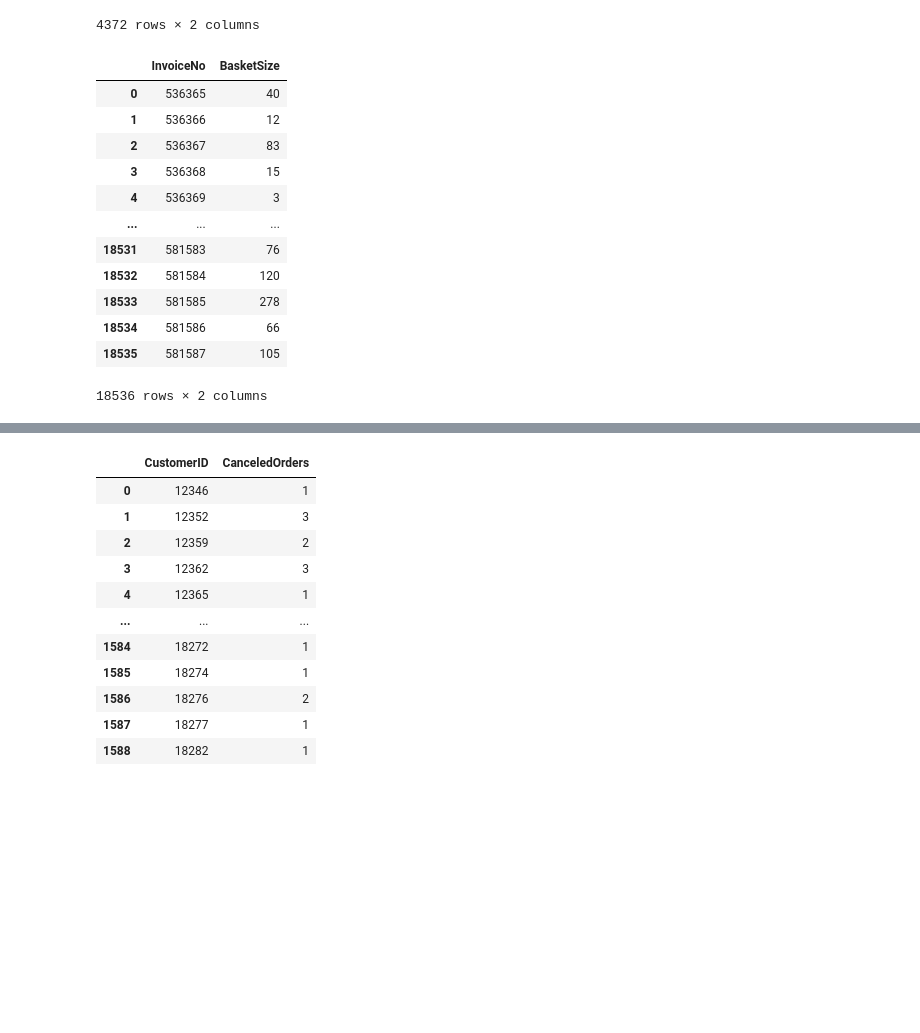
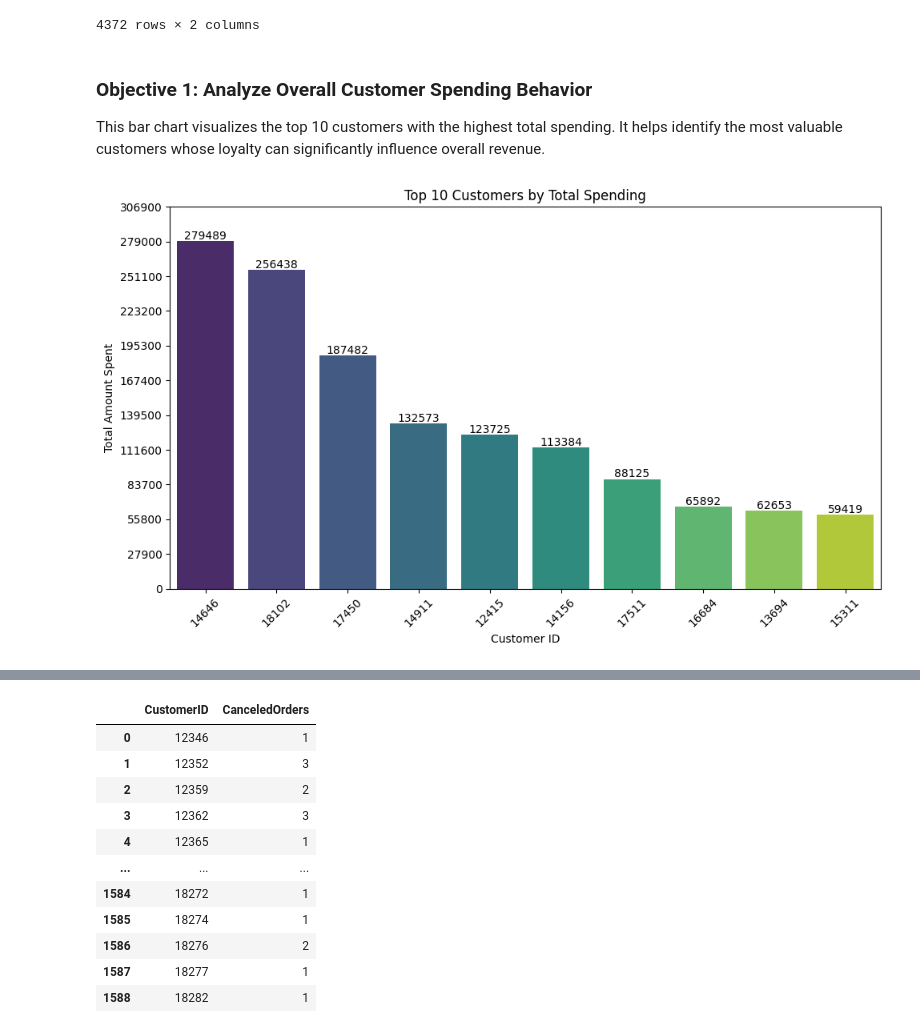
Before and after one commit to VardhanVarikuti/customer-segmentation-retail, a Jupyter notebook: CustomerSegmentation.ipynb, the cells around one changed output, grey strips where cells are left out. Cells and saved outputs as stored; diff of their text form; code cells hidden in the pictures; blank space fills up the shorter version.

```diff
--- a/CustomerSegmentation.ipynb
+++ b/CustomerSegmentation.ipynb
@@ -117,18 +133,26 @@ orders_per_customer
-# %%
-df_clean = df[~df['InvoiceNo'].astype(str).str.startswith('C')] #Datframe without cancled data
-basket_size = df_clean.groupby('InvoiceNo')['Quantity'].sum().reset_index().rename(columns={'Quantity': 'BasketSize'})
-basket_size
-# %% [output]
-|  | InvoiceNo | BasketSize |
-| 0 | 536365 | 40 |
-| 1 | 536366 | 12 |
-| 2 | 536367 | 83 |
-| 3 | 536368 | 15 |
-| 4 | 536369 | 3 |
-| ... | ... | ... |
-| 18531 | 581583 | 76 |
-| 18532 | 581584 | 120 |
-| 18533 | 581585 | 278 |
-| 18534 | 581586 | 66 |
-| 18535 | 581587 | 105 |
-18536 rows × 2 columns
+# %% [markdown]
+### Objective 1: Analyze Overall Customer Spending Behavior
+
+This bar chart visualizes the top 10 customers with the highest total spending. It helps identify the most valuable customers whose loyalty can significantly influence overall revenue.
+# %%
+top_spenders = customer_spending.sort_values('TotalSpent', ascending=False).head(10).reset_index(drop=True)
+
+plt.figure(figsize=(10,6))
+sns.barplot(data=top_spenders, x=top_spenders.index, y='TotalSpent', palette='viridis')
+
+plt.xticks(ticks=top_spenders.index, labels=top_spenders['CustomerID'].astype(str), rotation=45)
+plt.title('Top 10 Customers by Total Spending')
+plt.xlabel('Customer ID')
+plt.ylabel('Total Amount Spent')
+
+max_spent = top_spenders['TotalSpent'].max()
+interval = round(max_spent / 10, -2)
+plt.yticks(np.arange(0, max_spent + interval, interval))
+
+for i, row in top_spenders.iterrows():
+    plt.text(i, row['TotalSpent'] + (interval * 0.05), f"{row['TotalSpent']:.0f}", ha='center')
+
+plt.tight_layout()
+plt.show()
+# %% [output]
+[figure, added]
```
Also changed, not shown: parts of 53 cells of this notebook.
